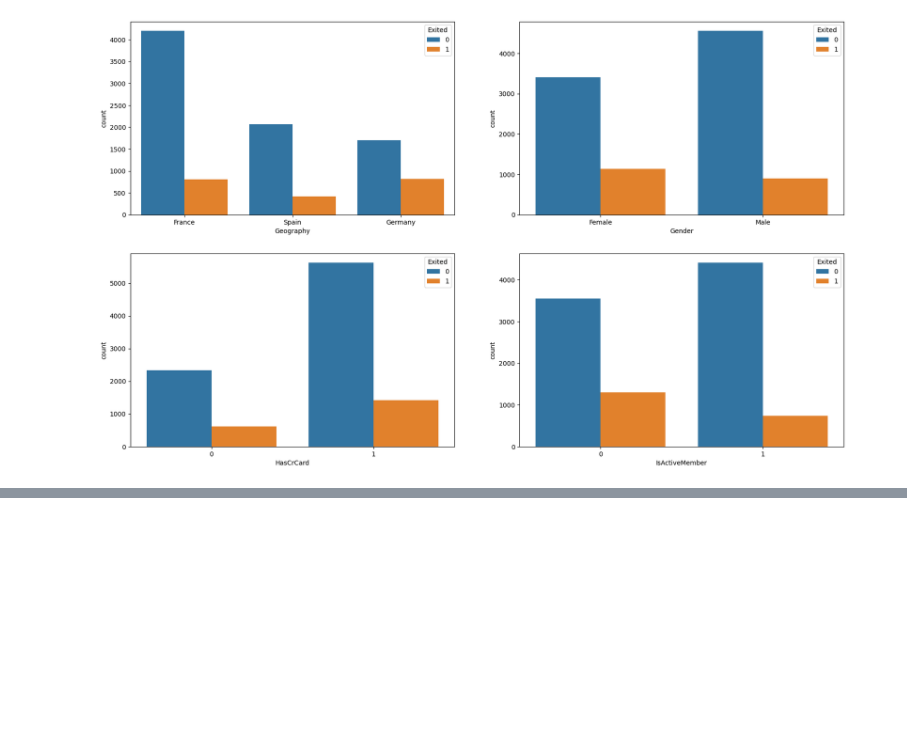
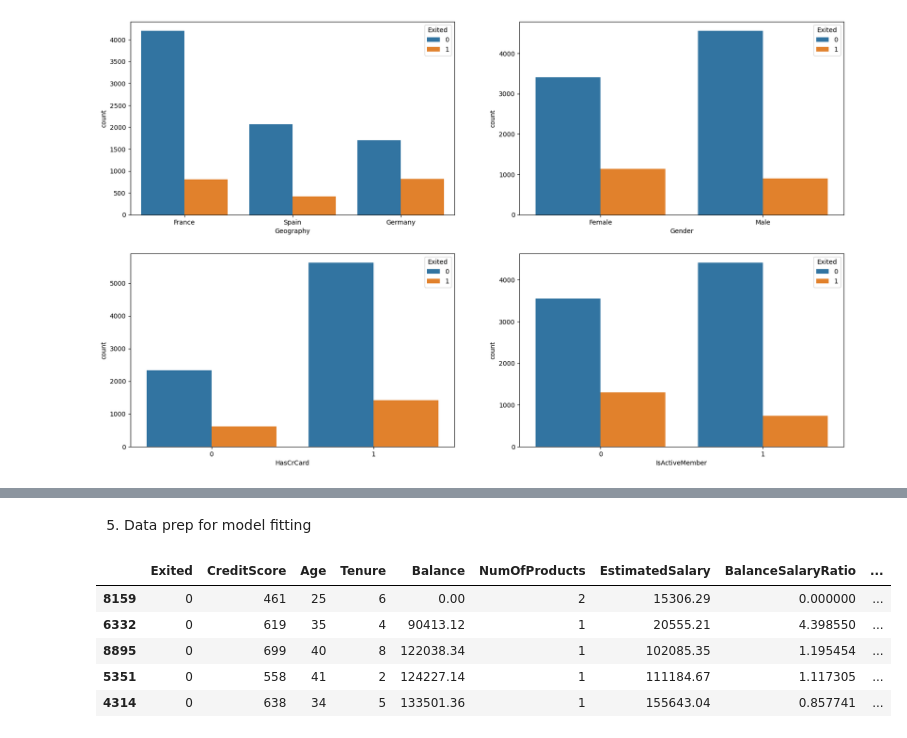
Before and after one commit to abdyraman/bank_customers_predictions, a Jupyter notebook: churn_predictions.ipynb, the cells around one changed output, grey strips where cells are left out. Saved outputs shown, nothing was run; the diff lists cells and outputs as text; code cells hidden in the pictures; blank space fills up the shorter version.

```diff
--- a/churn_predictions.ipynb
+++ b/churn_predictions.ipynb
@@ -129,0 +186,19 @@ So about 20% of the customers have churned. So the baseline model could be to pr
+# %%
+# ''Lastly we introduce a variable to capture credit score given age to take into account credit behaviour visavis adult life
+# :-)'''
+df_train['CreditScoreGivenAge'] = df_train.CreditScore/(df_train.Age)
+# %% [markdown]
+5. Data prep for model fitting
+# %%
+# Arrange columns by data type for easier manipulation
+continuous_vars = ['CreditScore',  'Age', 'Tenure', 'Balance','NumOfProducts', 'EstimatedSalary', 'BalanceSalaryRatio','TenureByAge','CreditScoreGivenAge']
+cat_vars = ['HasCrCard', 'IsActiveMember','Geography', 'Gender']
+df_train = df_train[['Exited'] + continuous_vars + cat_vars]
+df_train.head()
+# %% [output]
+|  | Exited | CreditScore | Age | Tenure | Balance | NumOfProducts | EstimatedSalary | BalanceSalaryRatio | ... |
+| 8159 | 0 | 461 | 25 | 6 | 0.00 | 2 | 15306.29 | 0.000000 | ... |
+| 6332 | 0 | 619 | 35 | 4 | 90413.12 | 1 | 20555.21 | 4.398550 | ... |
+| 8895 | 0 | 699 | 40 | 8 | 122038.34 | 1 | 102085.35 | 1.195454 | ... |
+| 5351 | 0 | 558 | 41 | 2 | 124227.14 | 1 | 111184.67 | 1.117305 | ... |
+| 4314 | 0 | 638 | 34 | 5 | 133501.36 | 1 | 155643.04 | 0.857741 | ... |
```
Also changed, not shown: parts of 35 cells of this notebook.
